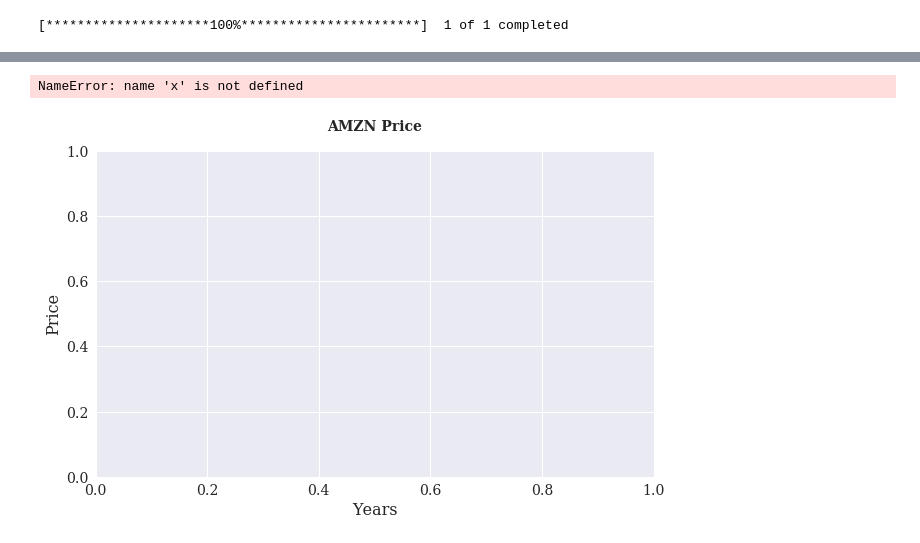
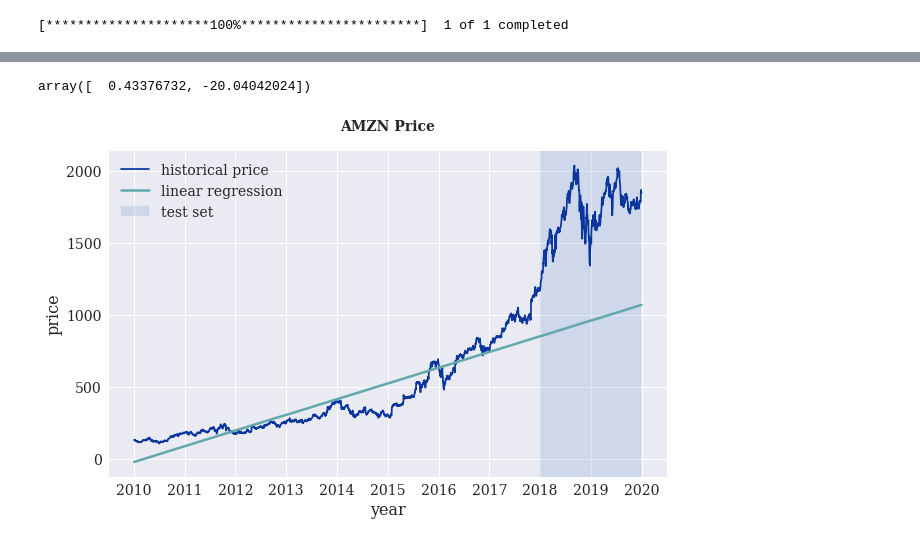
Before and after one commit to mateomarks/Algorithmic-Trading, a Jupyter notebook: 02 ML Based Strategies.ipynb, the cells around one changed output, grey strips where cells are left out. Cells and saved outputs as stored; diff of their text form; code cells hidden in the pictures.

Commit message:
First Regressions

```diff
--- a/02 ML Based Strategies.ipynb
+++ b/02 ML Based Strategies.ipynb
@@ -54,16 +53,0 @@ plt.plot(rawdata);
-# %%
-from sklearn.linear_model import LinearRegression
-
-LM = rawdata.copy()
-split = int(len(LM) * 0.6)
-LM_train, LM_test = LM[:split], LM[split:]
-
-#  # X_train = LM_train.index.map(dt.datetime.toordinal); X = X.values.reshape(-1, 1)
-X_test  = LM_test.index.map(dt.datetime.toordinal).values.reshape(-1, 1)
-X_train = LM_train.index.map(dt.datetime.toordinal).values#.reshape(-1, 1)
-y_train = LM_train['price'].values#.reshape(-1, 1)
-
-reg = np.polyfit(X_train, y_train, deg=1)
-
-# model = LinearRegression()
-# model.fit(X_train,y_train)
@@ -72,12 +54,28 @@ reg = np.polyfit(X_train, y_train, deg=1)
-# %%
-plt.figure(figsize=(10, 6))
-plt.title('AMZN Price',fontweight="bold", pad=20)
-plt.xlabel('Years')
-plt.ylabel('Price')
-plt.plot(x, np.polyval(reg, X_train), 'r', lw=2.5,
-         label='linear regression')
-
-plt.plot(LM);
-# %% [output]
-NameError: name 'x' is not defined
-[figure, removed]
+# %%
+LR = rawdata.copy()
+LR['indx'] = np.arange(len(LR))
+
+split = int(len(LR) * 0.8)
+LR_train, LR_test = LR[:split], LR[split:]
+
+X_test  = LR_test['indx'].values
+X_train = LR_train['indx'].values
+y_train = LR_train['price'].values
+
+reg = np.polyfit(X_train, y_train, deg=1)
+reg
+# %% [output]
+array([  0.43376732, -20.04042024])
+# %%
+fig = plt.figure(figsize=(10, 6))
+ax = plt.axes()
+ax.plot(LR.index,LR['price'],label='historical price', color='#0A369D')
+ax.plot(LR.index, np.polyval(reg, LR['indx']), lw=2.5,
+         label='linear regression', color='#62a8ac')
+ax.axvspan(LR.index[split], LR.index[len(LM)-1], alpha=0.25, color='#80A1D4', label='test set')
+ax.set_title('AMZN Price',fontweight="bold", pad=20)
+ax.set_xlabel('year')
+ax.set_ylabel('price')
+plt.legend(loc=0);
+# %% [output]
+[figure, added]
```
Also changed, not shown: parts of 9 cells of this notebook.
